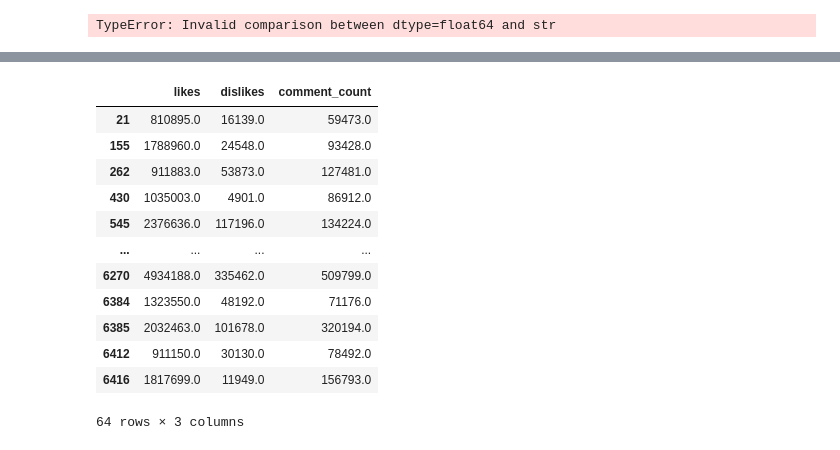
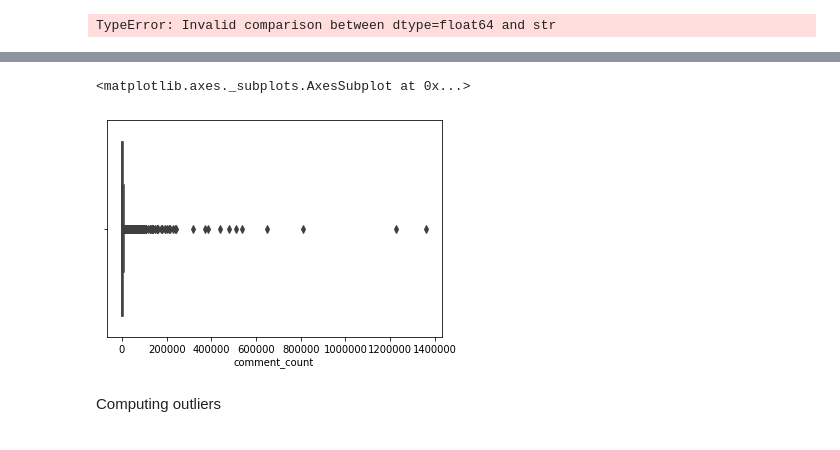
Before and after one commit to Tann10/YouTube, a Jupyter notebook: Data/outlier.ipynb, the cells around one changed output, grey strips where cells are left out. Drawn from its saved outputs; the diff is of its cells as text; code cells hidden in the pictures.

```diff
--- a/Data/outlier.ipynb
+++ b/Data/outlier.ipynb
@@ -45,19 +92,12 @@ new[(np.abs(stats.zscore(new)) < 3).all(axis=1)]
+# %%
+sns.boxplot(x=new['comment_count'])
+# %% [output]
+<matplotlib.axes._subplots.AxesSubplot at 0x...>
+[figure, added]
+# %% [markdown]
+Computing outliers
 # %%
 q = new["likes"].quantile(0.99)
-new[new["likes"] > q]
+outliers_like = new[new["likes"] > q]
-# %% [output]
-|  | likes | dislikes | comment_count |
-| 21 | 810895.0 | 16139.0 | 59473.0 |
-| 155 | 1788960.0 | 24548.0 | 93428.0 |
-| 262 | 911883.0 | 53873.0 | 127481.0 |
-| 430 | 1035003.0 | 4901.0 | 86912.0 |
-| 545 | 2376636.0 | 117196.0 | 134224.0 |
-| ... | ... | ... | ... |
-| 6270 | 4934188.0 | 335462.0 | 509799.0 |
-| 6384 | 1323550.0 | 48192.0 | 71176.0 |
-| 6385 | 2032463.0 | 101678.0 | 320194.0 |
-| 6412 | 911150.0 | 30130.0 | 78492.0 |
-| 6416 | 1817699.0 | 11949.0 | 156793.0 |
-64 rows × 3 columns
 # %%
 q = new["dislikes"].quantile(0.99)
```
Also changed, not shown: parts of 21 cells of this notebook, 2 other files.
